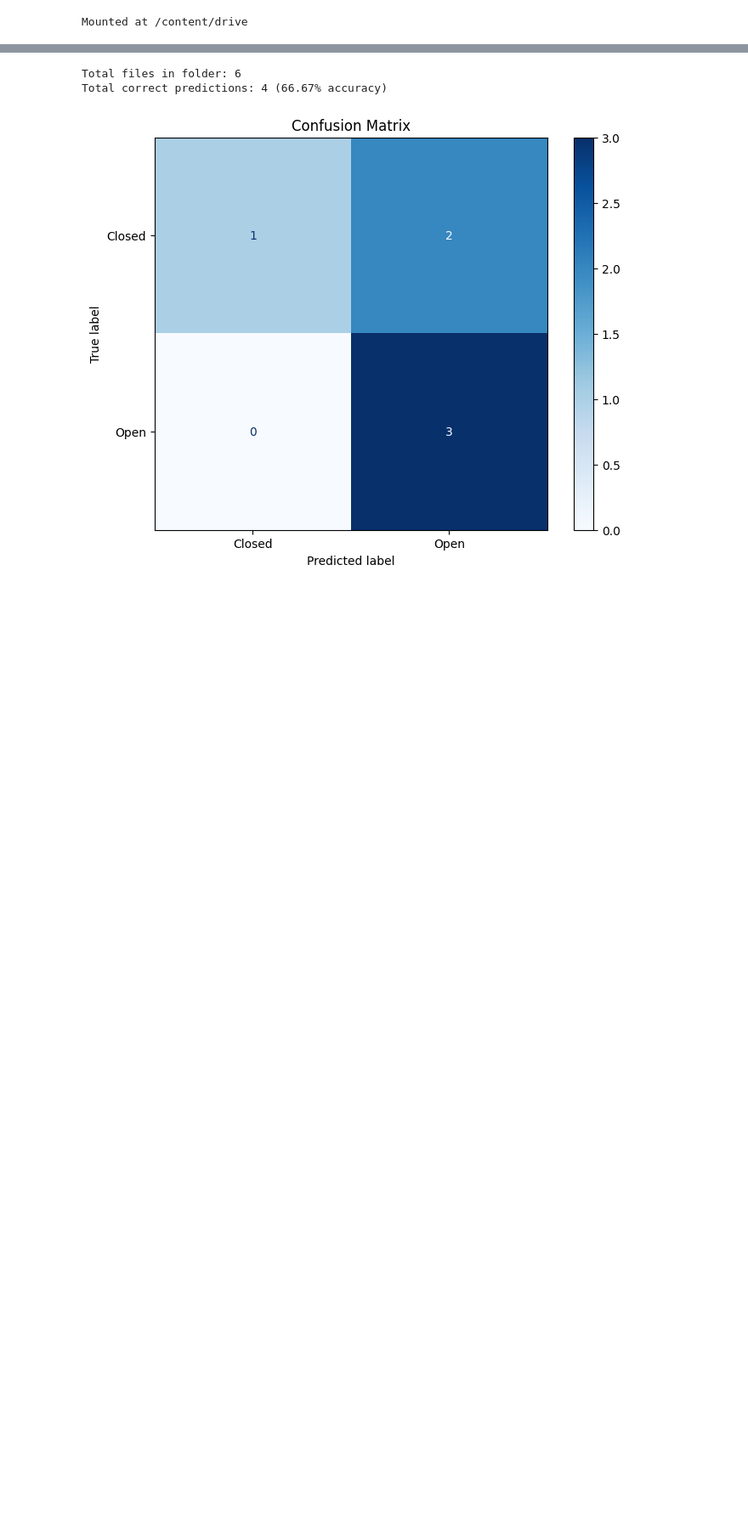
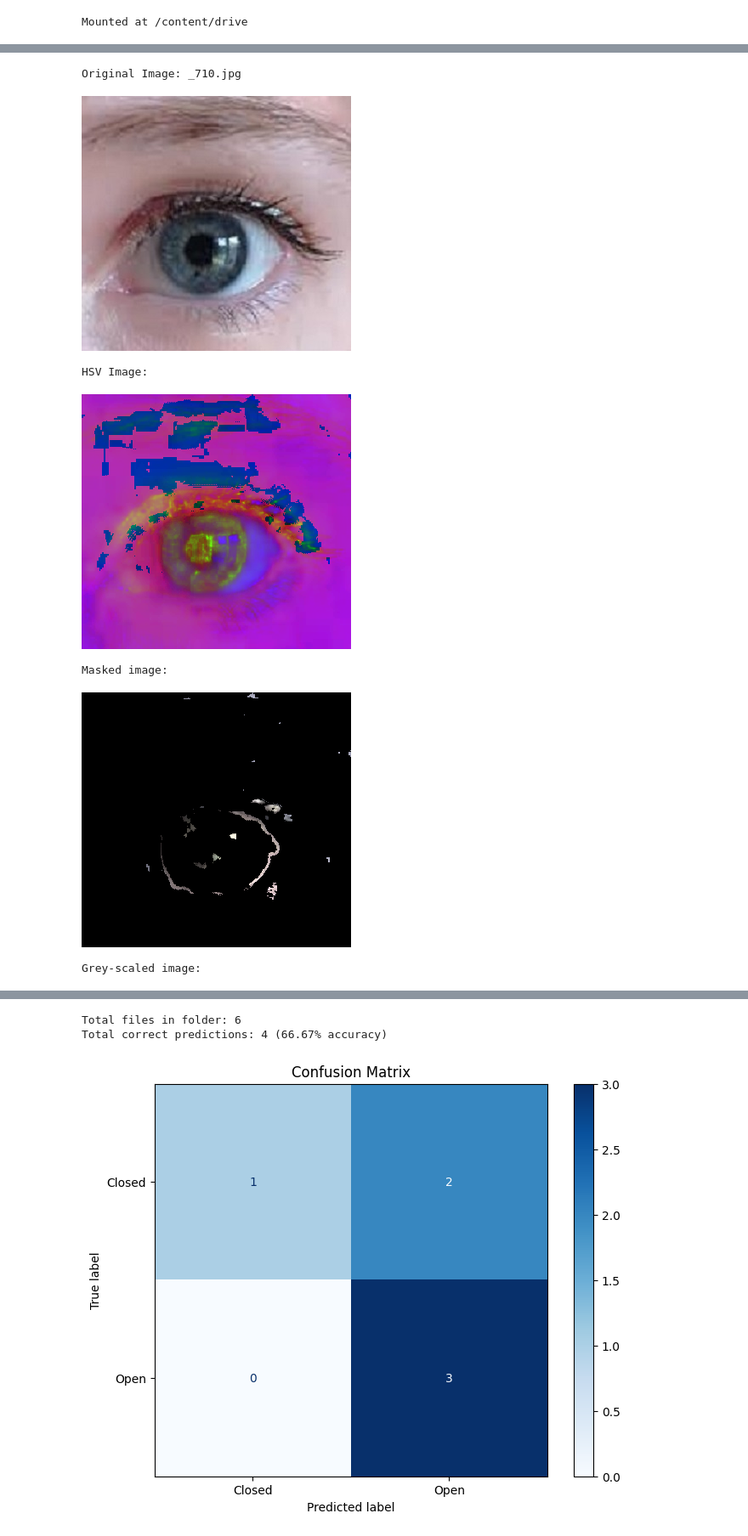
Before and after one commit to Smoulvad01/AI-C1-image-, a Jupyter notebook: Rule_Based_Model.ipynb, the cells around one changed output, grey strips where cells are left out. Shown at 85% size. Cells and saved outputs as stored; diff of their text form; code cells hidden in the pictures; blank space fills up the shorter version.

```diff
--- a/Rule_Based_Model.ipynb
+++ b/Rule_Based_Model.ipynb
@@ -94,0 +84,13 @@ Grey-scaled image:
+# %%
+# Visualizing the different steps in the image processing with a random image from the test dataset of open eyes:
+# Please update the folder_path to fit your directory:
+folder_path = "/content/drive/MyDrive/CBS - IS. Notes, Files, Books etc./2nd Semester/Artificial Intelligence and Machine Learning/AI Exam/Data/test/Open/"
+vis_steps_in_image_processing(folder_path)
+# %% [output]
+Original Image: _710.jpg
+[figure, added]
+HSV Image:
+[figure, added]
+Masked image:
+[figure, added]
+Grey-scaled image:
```
Also changed, not shown: parts of 7 cells of this notebook.
